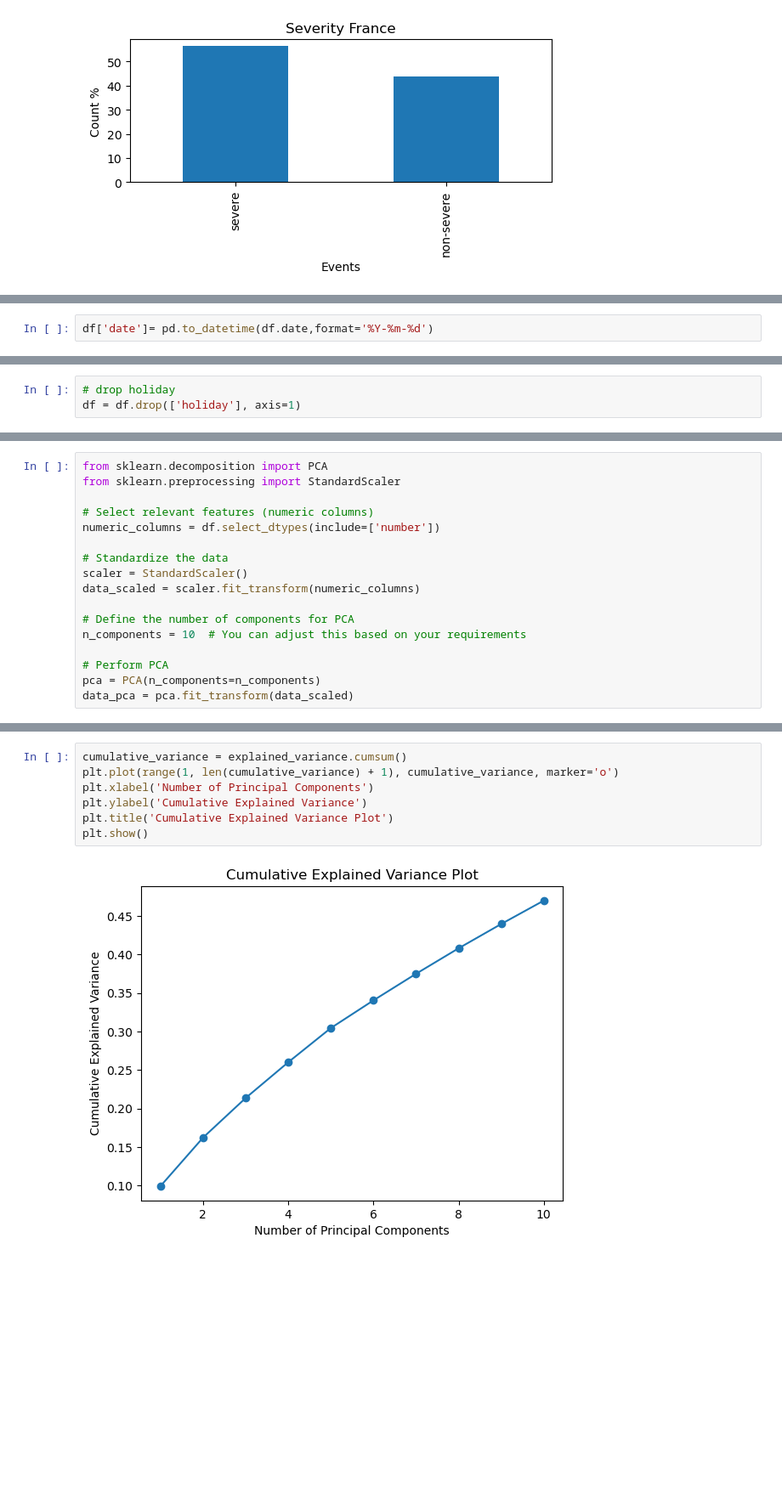
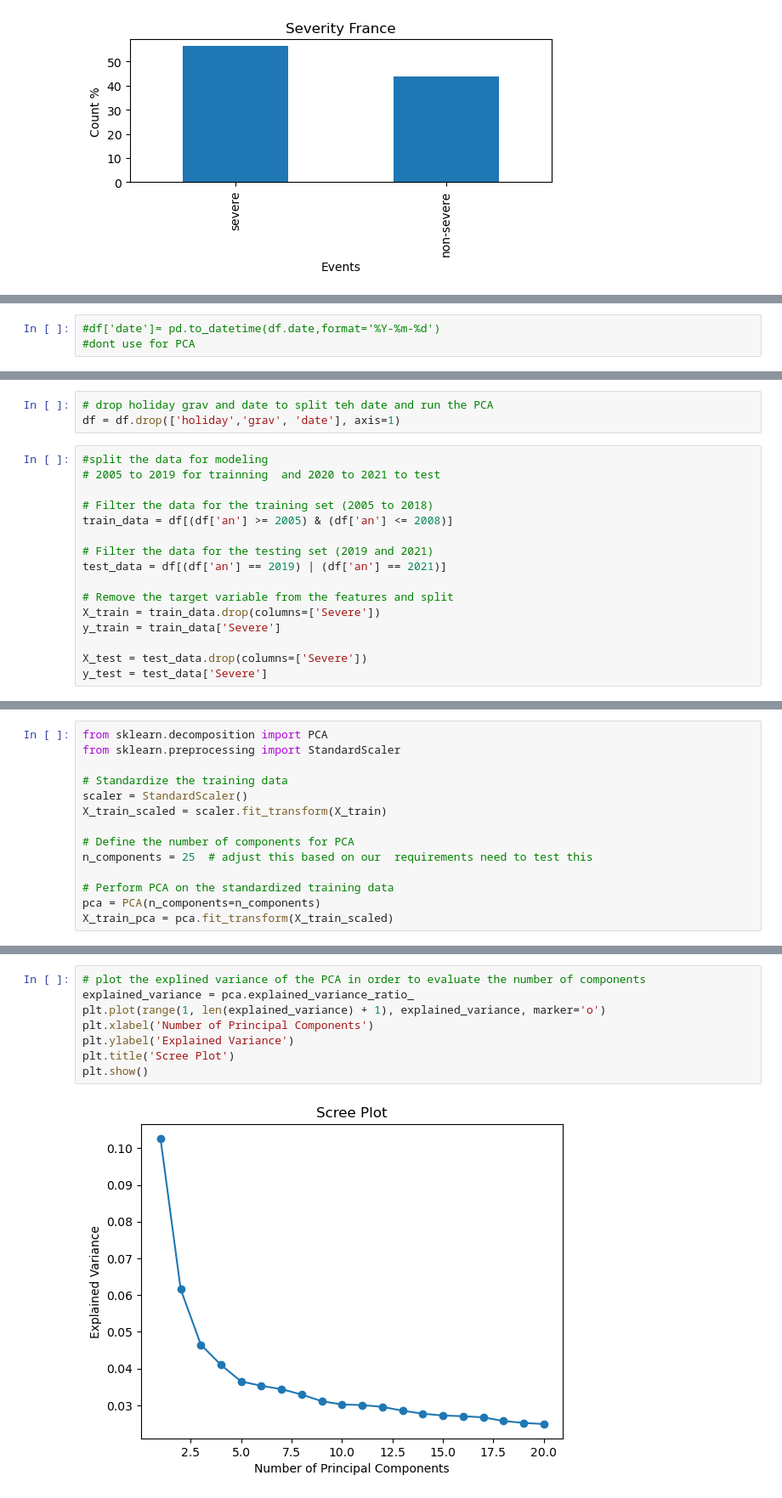
Before and after one commit to tiagoru/Road_accidents_france, a Jupyter notebook: Final_notebook_5_b.ipynb, the cells around one changed output, grey strips where cells are left out. Shown at 85% size. Cells and saved outputs as stored; diff of their text form; blank space fills up the shorter version.

Commit message:
update notebooks
create 2 PCA test notebooks and updated notebook 2 with datetime for explore the time of the day of accidents

```diff
--- a/Final_notebook_5_b.ipynb
+++ b/Final_notebook_5_b.ipynb
@@ -112,7 +112,8 @@ Data columns (total 40 columns):
 dtypes: bool(1), float64(20), int32(1), int64(16), object(2)
 memory usage: 732.1+ MB
 # %%
-df['date']= pd.to_datetime(df.date,format='%Y-%m-%d')
+#df['date']= pd.to_datetime(df.date,format='%Y-%m-%d')
+#dont use for PCA
 # %%
 df.info()
 # %% [output]
@@ -135,5 +136,21 @@ dtypes: bool(1), datetime64[ns](1), float64(20), int32(1), int64(16), object(1)
 memory usage: 732.1+ MB
 # %%
-# drop holiday
-df = df.drop(['holiday'], axis=1)
+# drop holiday grav and date to split teh date and run the PCA
+df = df.drop(['holiday','grav', 'date'], axis=1)
+# %%
+#split the data for modeling
+# 2005 to 2019 for trainning  and 2020 to 2021 to test
+
+# Filter the data for the training set (2005 to 2018)
+train_data = df[(df['an'] >= 2005) & (df['an'] <= 2008)]
+
+# Filter the data for the testing set (2019 and 2021)
+test_data = df[(df['an'] == 2019) | (df['an'] == 2021)]
+
+# Remove the target variable from the features and split
+X_train = train_data.drop(columns=['Severe'])
+y_train = train_data['Severe']
+
+X_test = test_data.drop(columns=['Severe'])
+y_test = test_data['Severe']
 # %% [markdown]
@@ -142,19 +159,16 @@ df = df.drop(['holiday'], axis=1)
 from sklearn.decomposition import PCA
 from sklearn.preprocessing import StandardScaler
 
-# Select relevant features (numeric columns)
-numeric_columns = df.select_dtypes(include=['number'])
-
-# Standardize the data
+# Standardize the training data
 scaler = StandardScaler()
-data_scaled = scaler.fit_transform(numeric_columns)
+X_train_scaled = scaler.fit_transform(X_train)
 
 # Define the number of components for PCA
-n_components = 10  # You can adjust this based on your requirements
+n_components = 25  # adjust this based on our  requirements need to test this
 
-# Perform PCA
+# Perform PCA on the standardized training data
 pca = PCA(n_components=n_components)
-data_pca = pca.fit_transform(data_scaled)
+X_train_pca = pca.fit_transform(X_train_scaled)
 # %%
 explained_variance = pca.explained_variance_ratio_
 print(explained_variance)
@@ -164,9 +180,10 @@ print(explained_variance)
 # %%
-cumulative_variance = explained_variance.cumsum()
-plt.plot(range(1, len(cumulative_variance) + 1), cumulative_variance, marker='o')
+# plot the explined variance of the PCA in order to evaluate the number of components
+explained_variance = pca.explained_variance_ratio_
+plt.plot(range(1, len(explained_variance) + 1), explained_variance, marker='o')
 plt.xlabel('Number of Principal Components')
-plt.ylabel('Cumulative Explained Variance')
-plt.title('Cumulative Explained Variance Plot')
+plt.ylabel('Explained Variance')
+plt.title('Scree Plot')
 plt.show()
 # %% [output]
-[figure, old version]
+[figure, new version]
```
Also changed, not shown: parts of 11 cells of this notebook, 3 other files.
